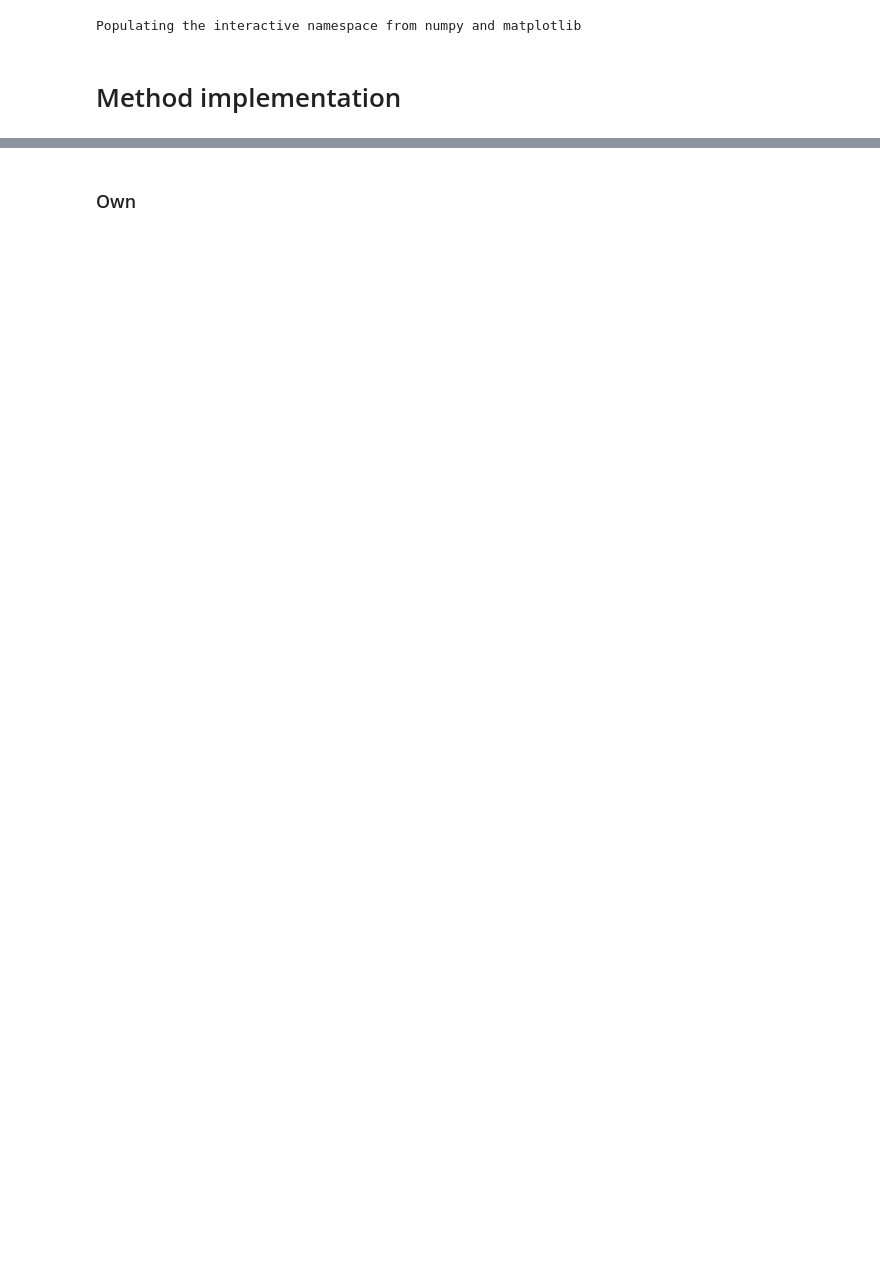
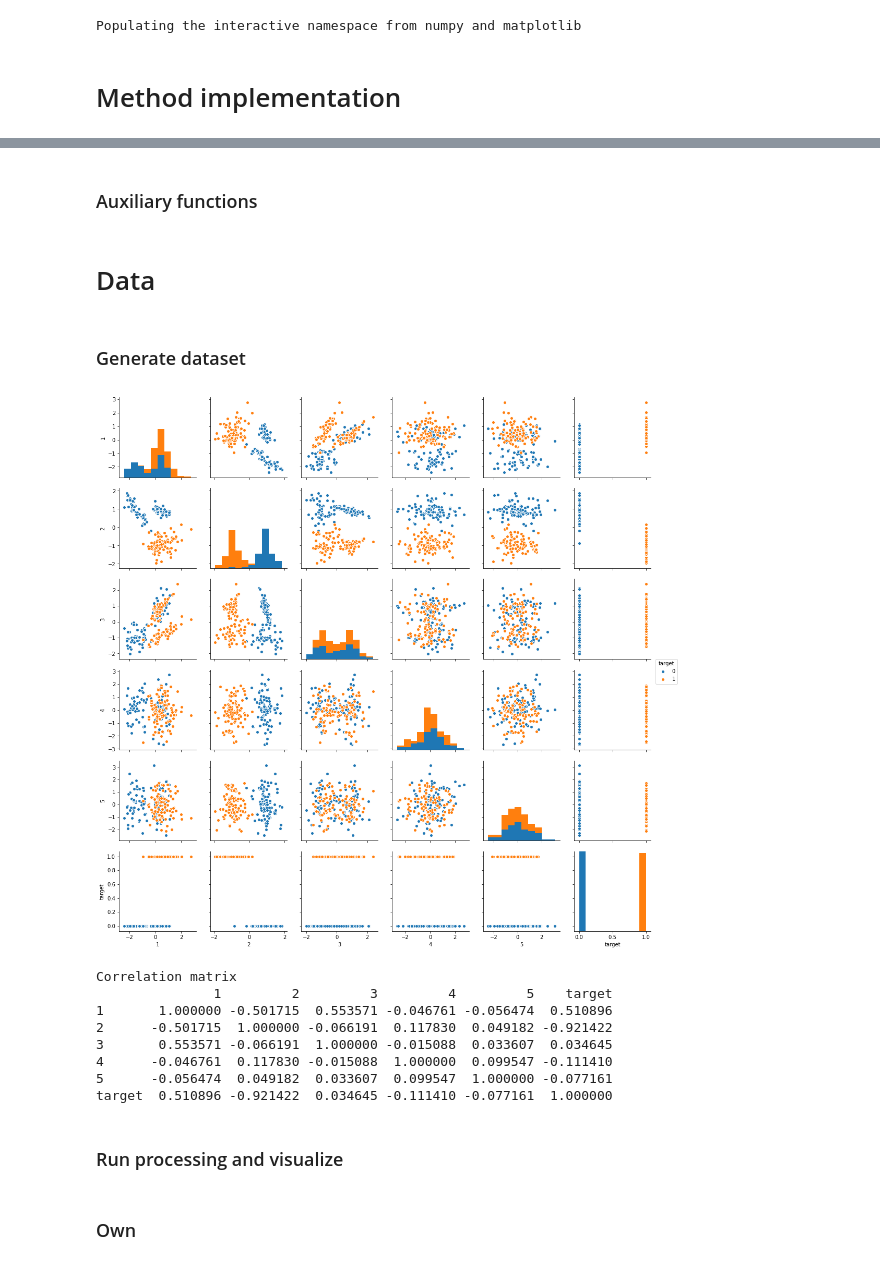
Before and after one commit to Antonyo314/dru-ML-algorithms, a Jupyter notebook: 7. PCA.ipynb, the cells around one changed output, grey strips where cells are left out. Saved outputs shown, nothing was run; the diff lists cells and outputs as text; code cells hidden in the pictures; blank space fills up the shorter version.

```diff
--- a/7. PCA.ipynb
+++ b/7. PCA.ipynb
@@ -14,0 +67,2 @@ Populating the interactive namespace from numpy and matplotlib
+# %% [markdown]
+### Auxiliary functions
@@ -15,2 +110,32 @@ Populating the interactive namespace from numpy and matplotlib
+# %% [markdown]
+# Data
+# %% [markdown]
+### Generate dataset
+# %%
+from sklearn import datasets
+
+sample_size = 200
+data, target = datasets.make_classification(n_samples=sample_size, n_features=5,
+                                            n_informative=3, n_redundant=0,
+                                            n_repeated=0, n_classes=2,
+                                            weights=None, flip_y=0.01,
+                                            class_sep=2.0, hypercube=True,
+                                            shift=0.0, scale=1.0,
+                                            shuffle=True, random_state=1)
+
+data, p1, p2 = normalize(data)
+visualize_corr(data, target)
+# %% [output]
+[figure, added]
+Correlation matrix
+               1         2         3         4         5    target
+1       1.000000 -0.501715  0.553571 -0.046761 -0.056474  0.510896
+2      -0.501715  1.000000 -0.066191  0.117830  0.049182 -0.921422
+3       0.553571 -0.066191  1.000000 -0.015088  0.033607  0.034645
+4      -0.046761  0.117830 -0.015088  1.000000  0.099547 -0.111410
+5      -0.056474  0.049182  0.033607  0.099547  1.000000 -0.077161
+target  0.510896 -0.921422  0.034645 -0.111410 -0.077161  1.000000
+# %% [markdown]
+### Run processing and visualize
 # %% [markdown]
 ### Own
```
Also changed, not shown: parts of 21 cells of this notebook.
